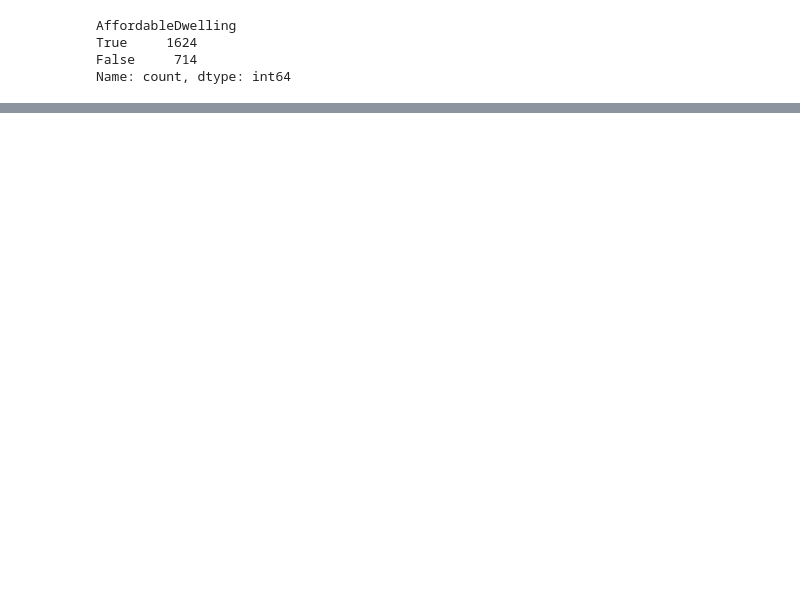
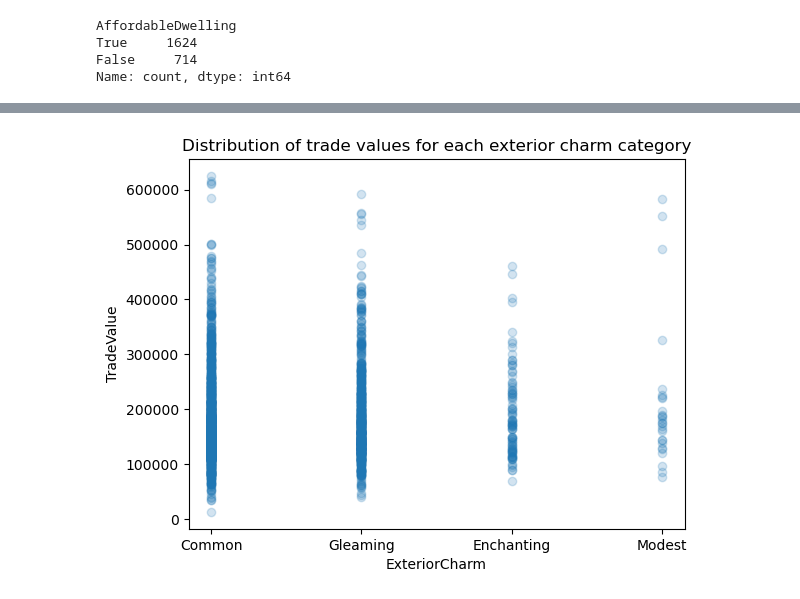
Before and after one commit to RaineScarlett/dsreport, a Jupyter notebook: iteration2.ipynb, the cells around one changed output, grey strips where cells are left out. Saved outputs shown, nothing was run; the diff lists cells and outputs as text; code cells hidden in the pictures; blank space fills up the shorter version.

```diff
--- a/iteration2.ipynb
+++ b/iteration2.ipynb
@@ -235,0 +244,8 @@ Name: count, dtype: int64
+# %%
+plt.scatter(df['ExteriorCharm'], df['TradeValue'], alpha=0.2)
+plt.title('Distribution of trade values for each exterior charm category')
+plt.xlabel('ExteriorCharm')
+plt.ylabel('TradeValue')
+plt.show()
+# %% [output]
+[figure, added]
```
Also changed, not shown: parts of 5 cells of this notebook, 1 other file.
